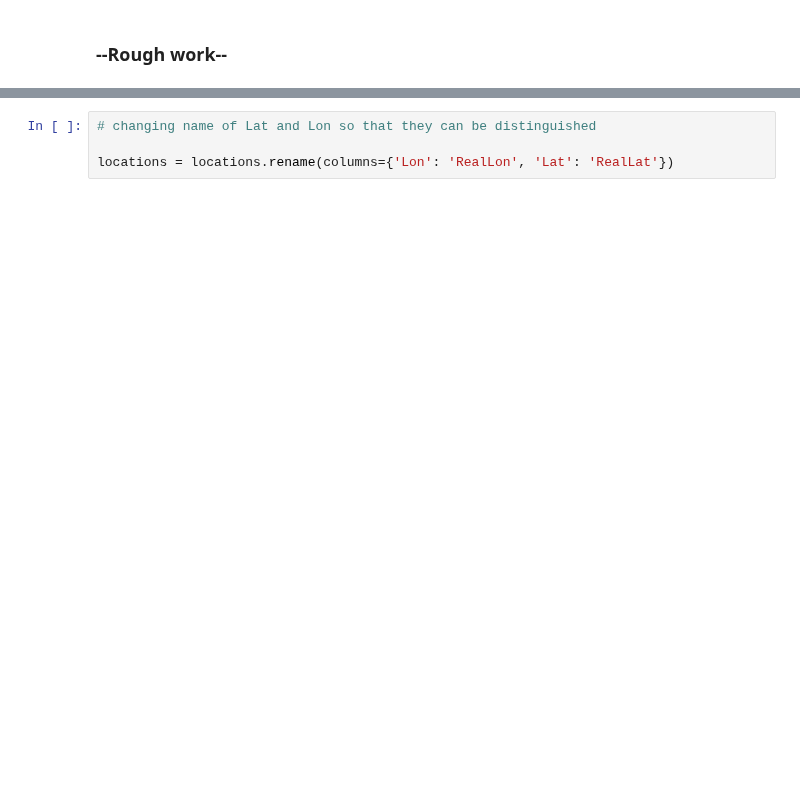
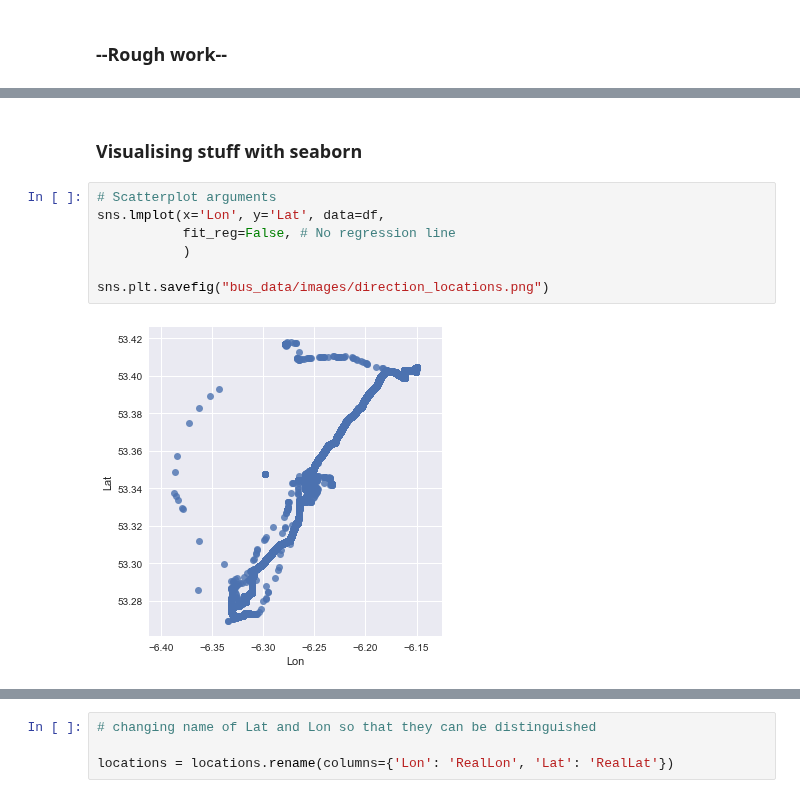
Before and after one commit to brokenloop/Research_practicum_2017, a Jupyter notebook: Data Analysis/Daniel/Clean by distance.ipynb, the cells around one changed output, grey strips where cells are left out. Cells and saved outputs as stored; diff of their text form; blank space fills up the shorter version.

```diff
--- a/Data Analysis/Daniel/Clean by distance.ipynb
+++ b/Data Analysis/Daniel/Clean by distance.ipynb
@@ -150,0 +142,11 @@ plotdf.plot.scatter(x="Lon", y="Lat")
+# %% [markdown]
+### Visualising stuff with seaborn
+# %%
+# Scatterplot arguments
+sns.lmplot(x='Lon', y='Lat', data=df,
+           fit_reg=False, # No regression line
+           )
+
+sns.plt.savefig("bus_data/images/direction_locations.png")
+# %% [output]
+[figure, added]
```
Also changed, not shown: parts of 22 cells of this notebook, 2 other files.
